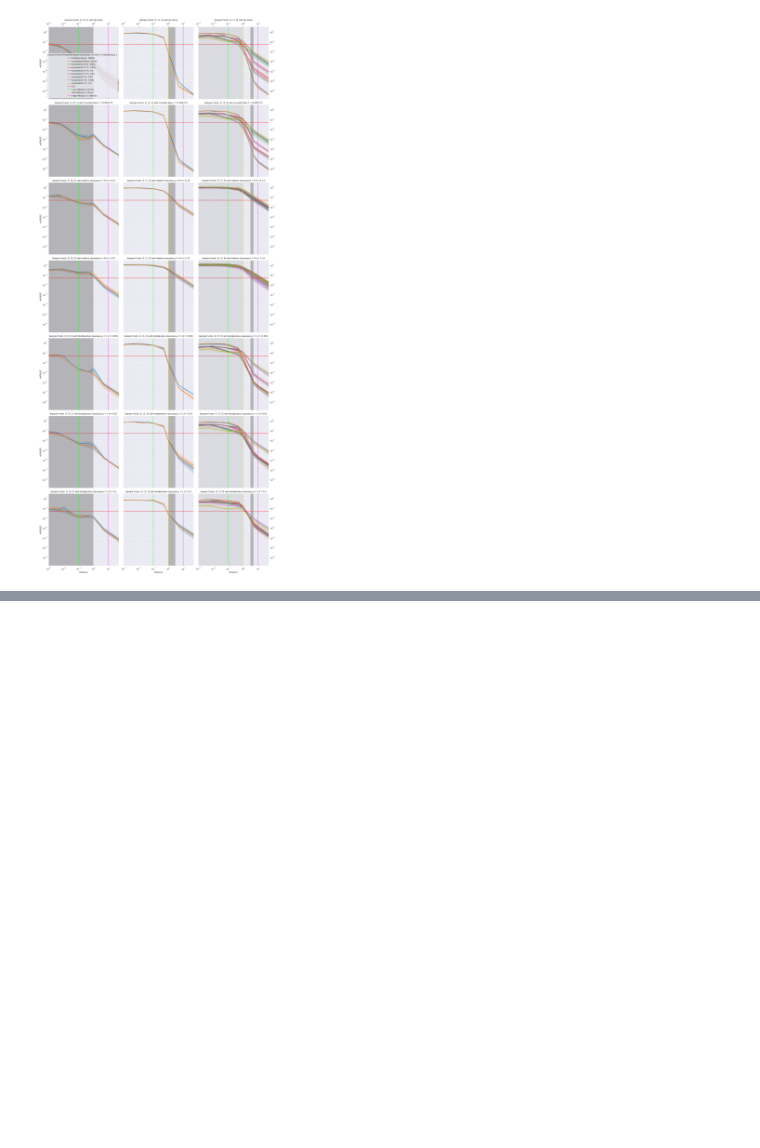
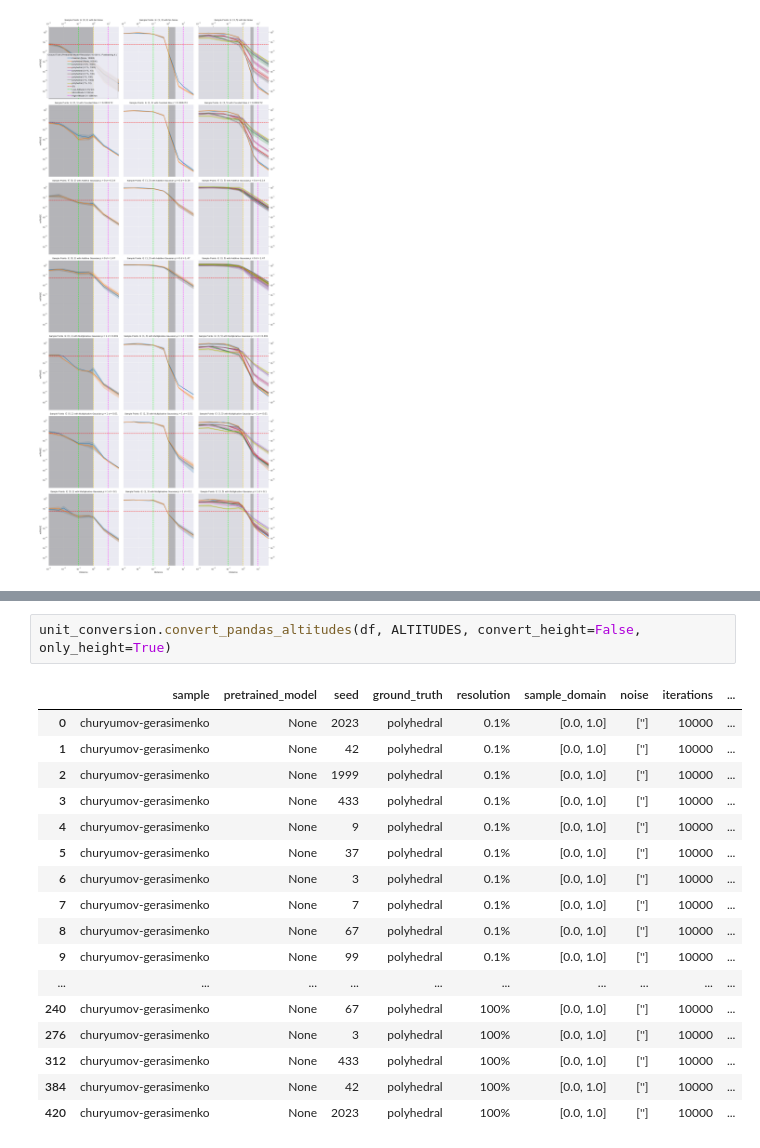
Before and after one commit to gomezzz/geodesyNets, a Jupyter notebook: P3 - Analysis Churyumov-Gerasimenko.ipynb, the cells around one changed output, grey strips where cells are left out. Drawn from its saved outputs; the diff is of its cells as text; blank space fills up the shorter version.

```diff
--- a/P3 - Analysis Churyumov-Gerasimenko.ipynb
+++ b/P3 - Analysis Churyumov-Gerasimenko.ipynb
@@ -345,0 +355,20 @@ g.savefig(save_path, dpi=300)
+# %%
+unit_conversion.convert_pandas_altitudes(df, ALTITUDES, convert_height=False, only_height=True)
+# %% [output]
+|  | sample | pretrained_model | seed | ground_truth | resolution | sample_domain | noise | iterations | ... |
+| 0 | churyumov-gerasimenko | None | 2023 | polyhedral | 0.1% | [0.0, 1.0] | [''] | 10000 | ... |
+| 1 | churyumov-gerasimenko | None | 42 | polyhedral | 0.1% | [0.0, 1.0] | [''] | 10000 | ... |
+| 2 | churyumov-gerasimenko | None | 1999 | polyhedral | 0.1% | [0.0, 1.0] | [''] | 10000 | ... |
+| 3 | churyumov-gerasimenko | None | 433 | polyhedral | 0.1% | [0.0, 1.0] | [''] | 10000 | ... |
+| 4 | churyumov-gerasimenko | None | 9 | polyhedral | 0.1% | [0.0, 1.0] | [''] | 10000 | ... |
+| 5 | churyumov-gerasimenko | None | 37 | polyhedral | 0.1% | [0.0, 1.0] | [''] | 10000 | ... |
+| 6 | churyumov-gerasimenko | None | 3 | polyhedral | 0.1% | [0.0, 1.0] | [''] | 10000 | ... |
+| 7 | churyumov-gerasimenko | None | 7 | polyhedral | 0.1% | [0.0, 1.0] | [''] | 10000 | ... |
+| 8 | churyumov-gerasimenko | None | 67 | polyhedral | 0.1% | [0.0, 1.0] | [''] | 10000 | ... |
+| 9 | churyumov-gerasimenko | None | 99 | polyhedral | 0.1% | [0.0, 1.0] | [''] | 10000 | ... |
+| ... | ... | ... | ... | ... | ... | ... | ... | ... | ... |
+| 240 | churyumov-gerasimenko | None | 67 | polyhedral | 100% | [0.0, 1.0] | [''] | 10000 | ... |
+| 276 | churyumov-gerasimenko | None | 3 | polyhedral | 100% | [0.0, 1.0] | [''] | 10000 | ... |
+| 312 | churyumov-gerasimenko | None | 433 | polyhedral | 100% | [0.0, 1.0] | [''] | 10000 | ... |
+| 384 | churyumov-gerasimenko | None | 42 | polyhedral | 100% | [0.0, 1.0] | [''] | 10000 | ... |
+| 420 | churyumov-gerasimenko | None | 2023 | polyhedral | 100% | [0.0, 1.0] | [''] | 10000 | ... |
```
Also changed, not shown: parts of 6 cells of this notebook.
